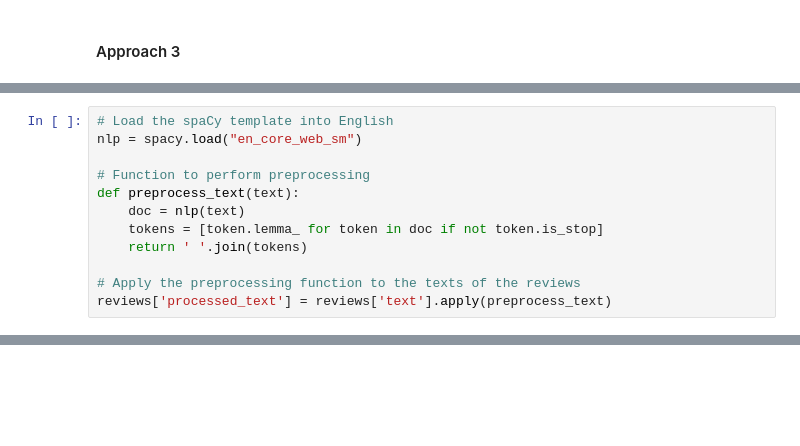
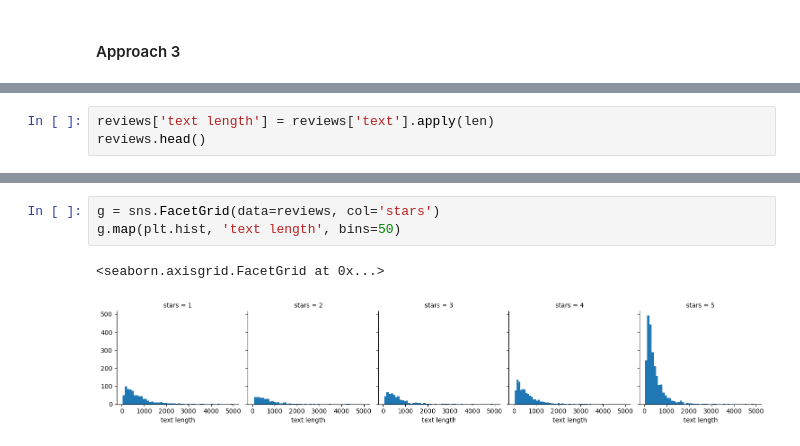
Before and after one commit to PPortela00/Recommendation-System---, a Jupyter notebook: NLP&TS/notebook.ipynb, the cells around one changed output, grey strips where cells are left out. Saved outputs shown, nothing was run; the diff lists cells and outputs as text; blank space fills up the shorter version.

```diff
--- a/NLP&TS/notebook.ipynb
+++ b/NLP&TS/notebook.ipynb
@@ -421,12 +435,0 @@ reviews = reviews.sample(n=5000, random_state=42)
-# %%
-# Load the spaCy template into English
-nlp = spacy.load("en_core_web_sm")
-
-# Function to perform preprocessing
-def preprocess_text(text):
-    doc = nlp(text)
-    tokens = [token.lemma_ for token in doc if not token.is_stop]
-    return ' '.join(tokens)
-
-# Apply the preprocessing function to the texts of the reviews
-reviews['processed_text'] = reviews['text'].apply(preprocess_text)
@@ -482,0 +436,3 @@ weighted avg       0.37      0.54      0.41      1000
+# %%
+reviews['text length'] = reviews['text'].apply(len)
+reviews.head()
@@ -482,0 +446,6 @@ weighted avg       0.37      0.54      0.41      1000
+# %%
+g = sns.FacetGrid(data=reviews, col='stars')
+g.map(plt.hist, 'text length', bins=50)
+# %% [output]
+<seaborn.axisgrid.FacetGrid at 0x...>
+[figure, added]
```
Also changed, not shown: parts of 25 cells of this notebook.
